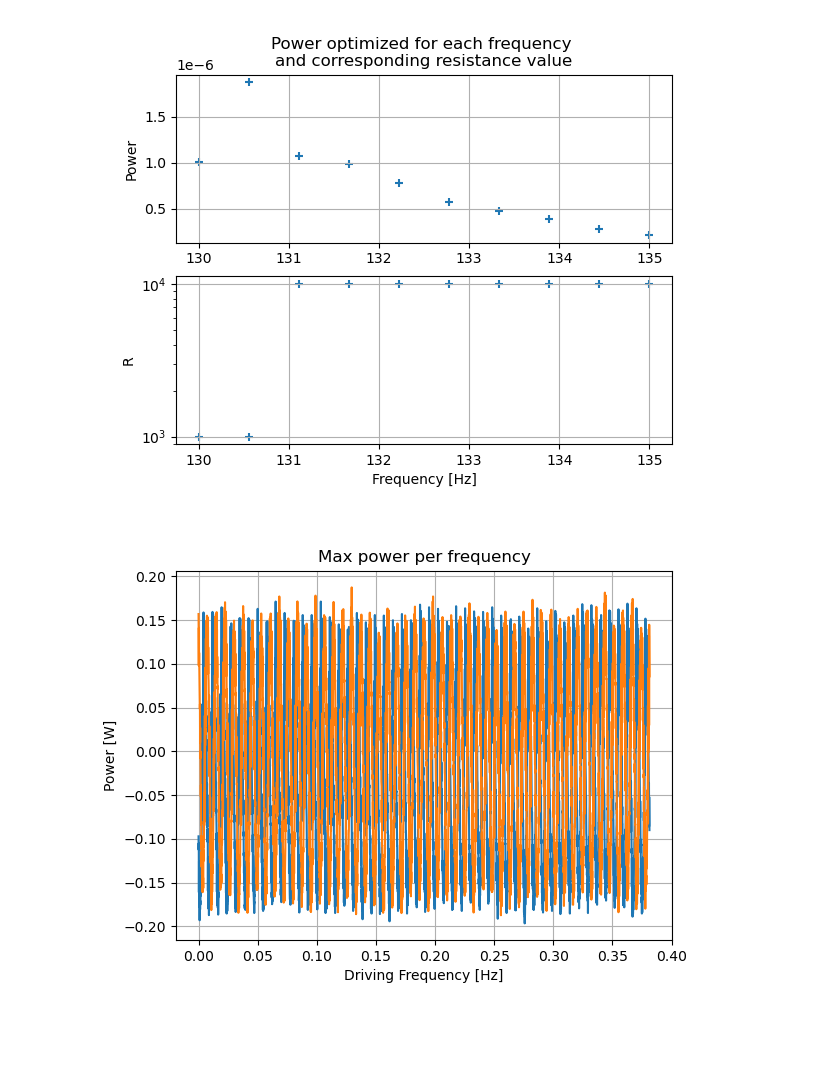
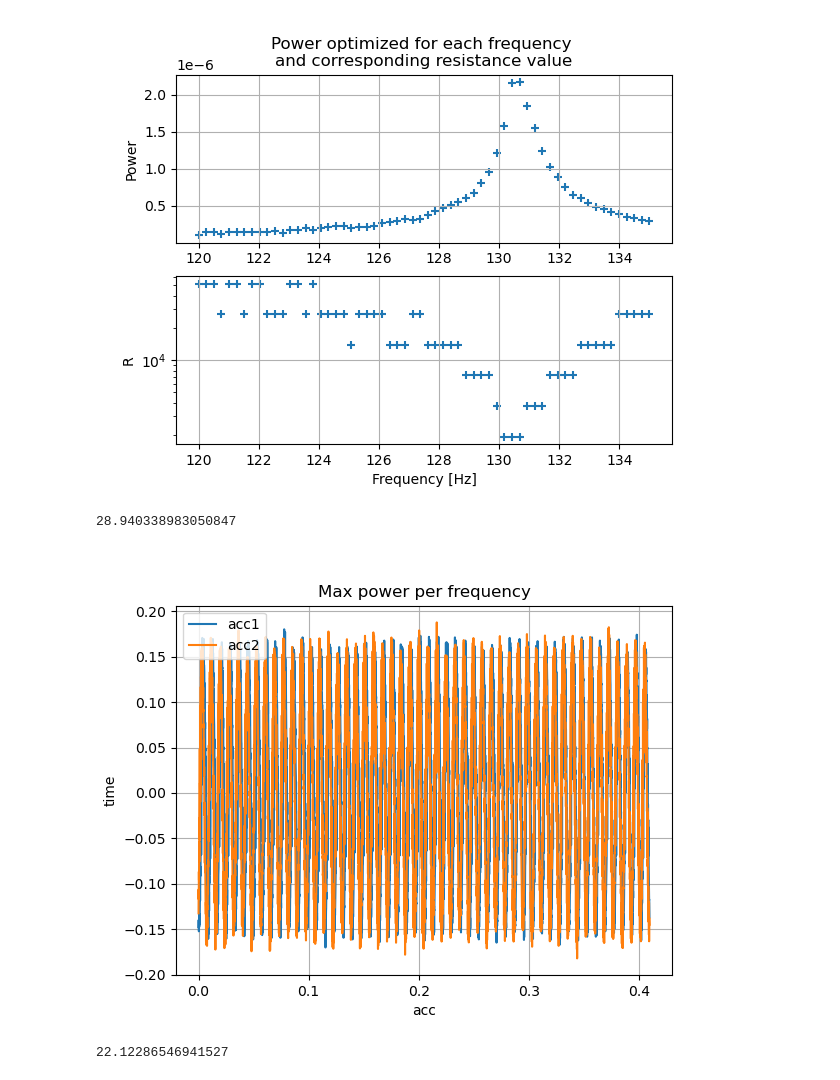
Before and after one commit to SalsyUniate/LinearManipsData, a Jupyter notebook: post_process.ipynb, the cells around one changed output. Drawn from its saved outputs; the diff is of its cells as text; code cells hidden in the pictures; blank space fills up the shorter version.

Commit message:
modified phase calculations

```diff
--- a/post_process.ipynb
+++ b/post_process.ipynb
@@ -10,7 +10,7 @@ from post_process_parquet import calculate_dataframe
 
 %matplotlib widget
 # %%
-data = calculate_dataframe("2026_9_8_10h23")
+data = calculate_dataframe("2026_10_2_9h54")
 # %%
 results = data.group_by(
     pl.col("f")
@@ -50,18 +50,28 @@ plt.grid()
 
 plt.show()
 # %% [output]
-[figure, old version]
+[figure, new version]
+# %%
+t = 0.0006
+t*(2*pi*f)*180/pi
+# %% [output]
+28.940338983050847
 # %%
 plt.figure()
-plt.plot(data["time_meas"][2], data["acc1_temp"][2])
-plt.plot(data["time_meas"][2], data["acc2_temp"][2])
-plt.xlabel("Driving Frequency [Hz]")
-plt.ylabel("Power [W]")
+plt.plot(data["time_meas"][8], data["acc1_temp"][8], label= "acc1")
+plt.plot(data["time_meas"][8], data["acc2_temp"][8], label= "acc2")
+plt.xlabel("acc")
+plt.ylabel("time")
 plt.title("Max power per frequency")
+plt.legend()
 plt.grid()
 plt.show()
 # %% [output]
-[figure, old version]
+[figure, new version]
+# %%
+print(np.degrees(data["phase_shift"][2]))
+# %% [output]
+22.12286546941527
 # %%
 plt.figure()
 plt.scatter(data["f"], data["phase_shift"], marker='+')
```
Also changed, not shown: parts of 4 cells of this notebook, 1 other file.
